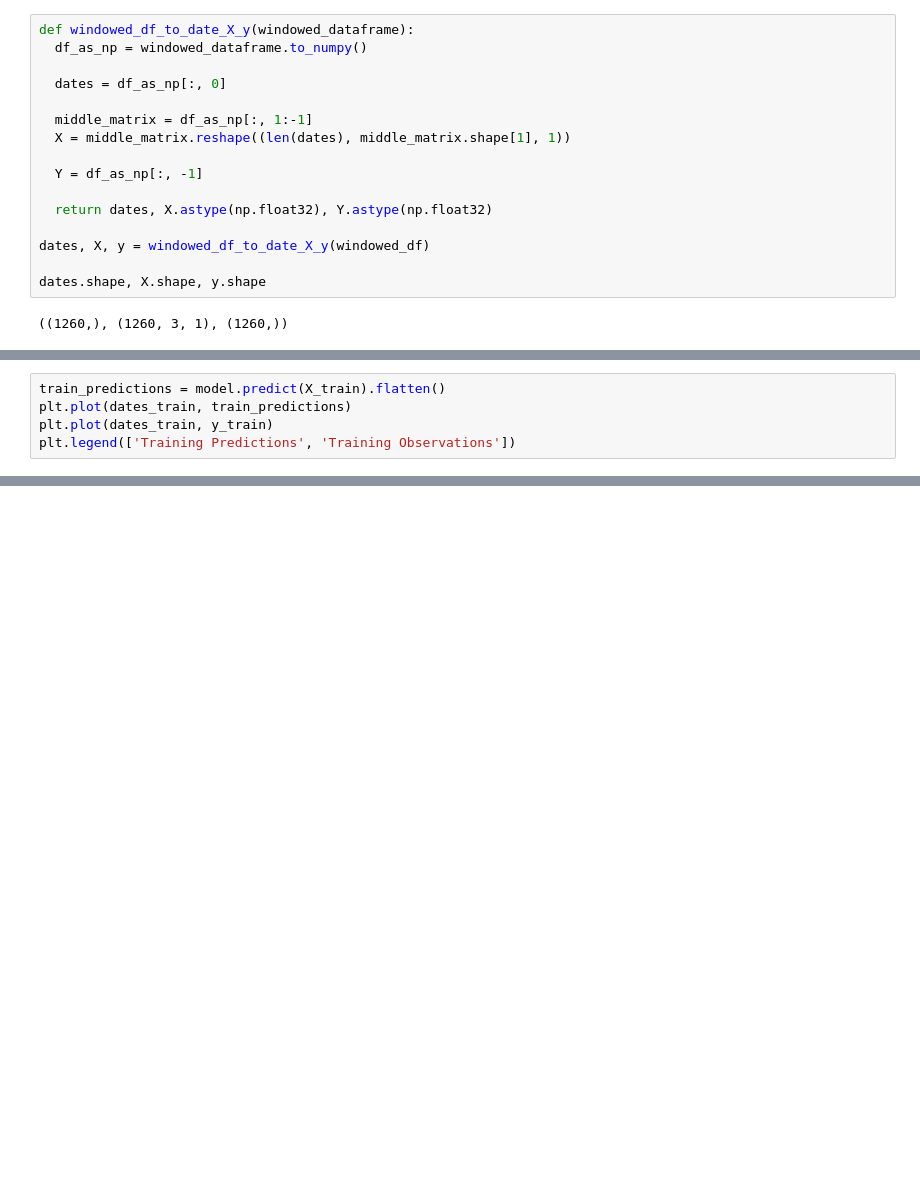
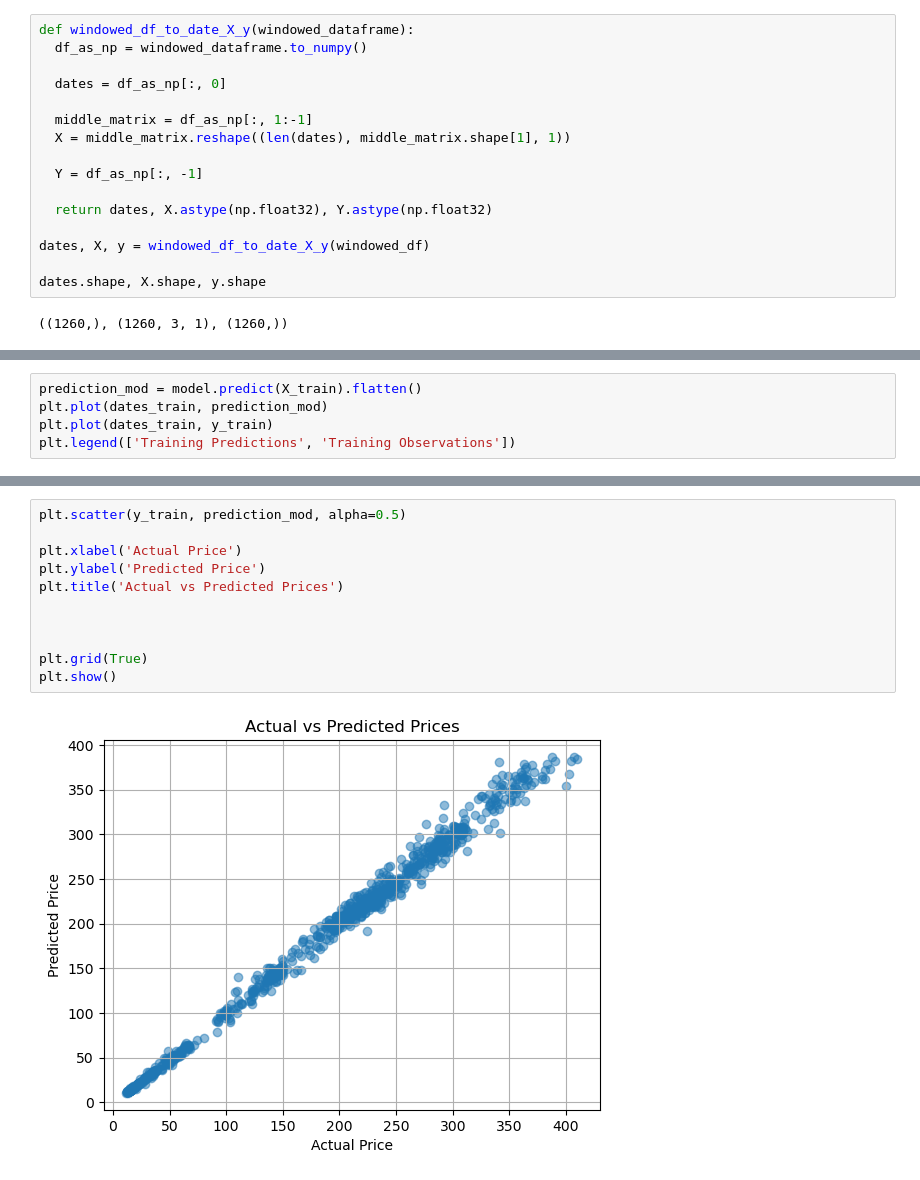
Before and after one commit to mloayzam/the_data_tweakers, a Jupyter notebook: Final Project/TSLA_Prediction_updated_v2.ipynb, the cells around one changed output, grey strips where cells are left out. Drawn from its saved outputs; the diff is of its cells as text; blank space fills up the shorter version.

```diff
--- a/Final Project/TSLA_Prediction_updated_v2.ipynb
+++ b/Final Project/TSLA_Prediction_updated_v2.ipynb
@@ -448,7 +448,7 @@ Epoch 100/100
 <keras.src.callbacks.History at 0x...>
 # %%
-train_predictions = model.predict(X_train).flatten()
-plt.plot(dates_train, train_predictions)
+prediction_mod = model.predict(X_train).flatten()
+plt.plot(dates_train, prediction_mod)
 plt.plot(dates_train, y_train)
 plt.legend(['Training Predictions', 'Training Observations'])
 # %% [output]
@@ -457,0 +458,13 @@ plt.legend(['Training Predictions', 'Training Observations'])
+# %%
+plt.scatter(y_train, prediction_mod, alpha=0.5)
+
+plt.xlabel('Actual Price')
+plt.ylabel('Predicted Price')
+plt.title('Actual vs Predicted Prices')
+
+
+
+plt.grid(True)
+plt.show()
+# %% [output]
+[figure, added]
```
Also changed, not shown: parts of 5 cells of this notebook.
